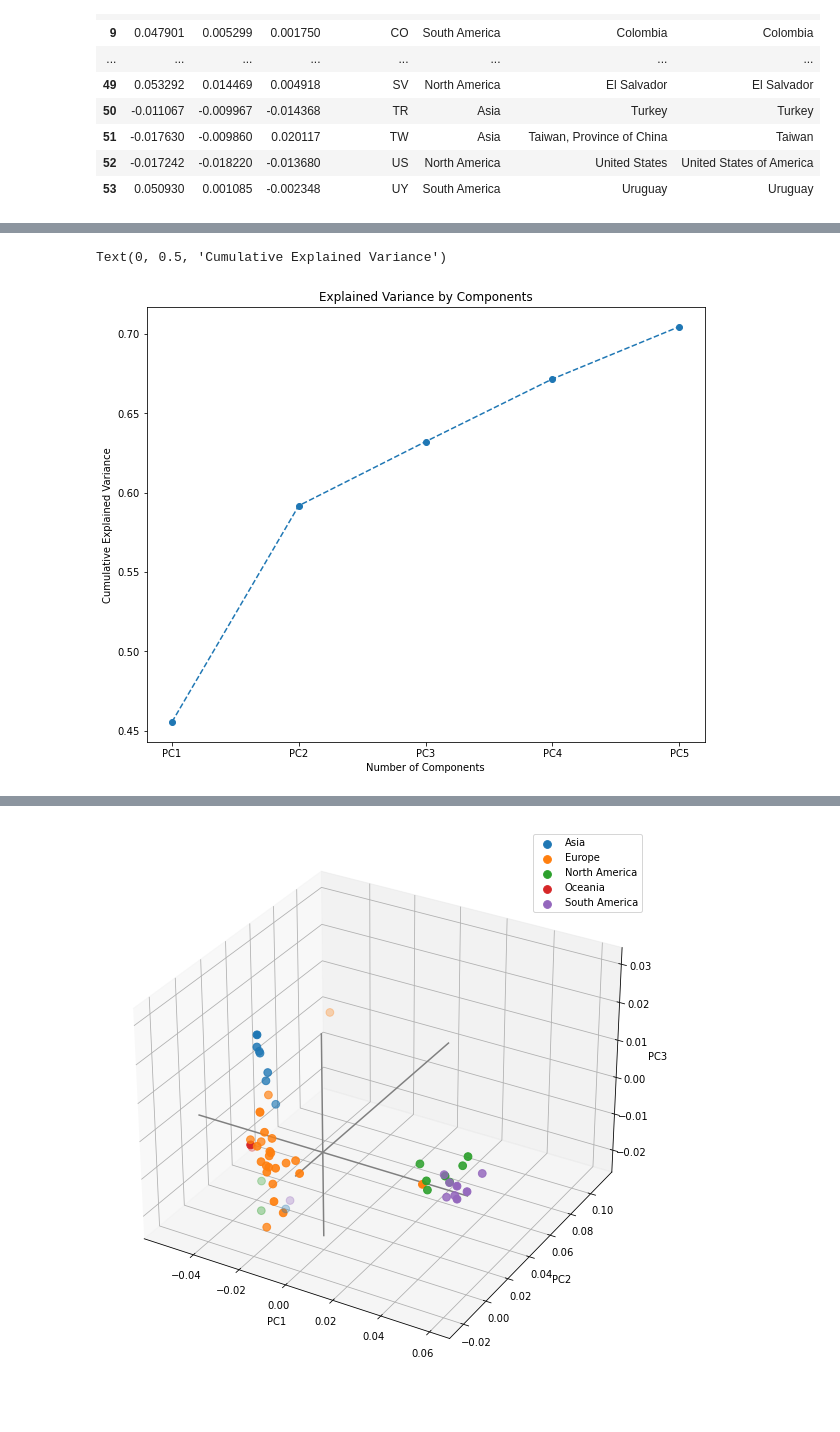
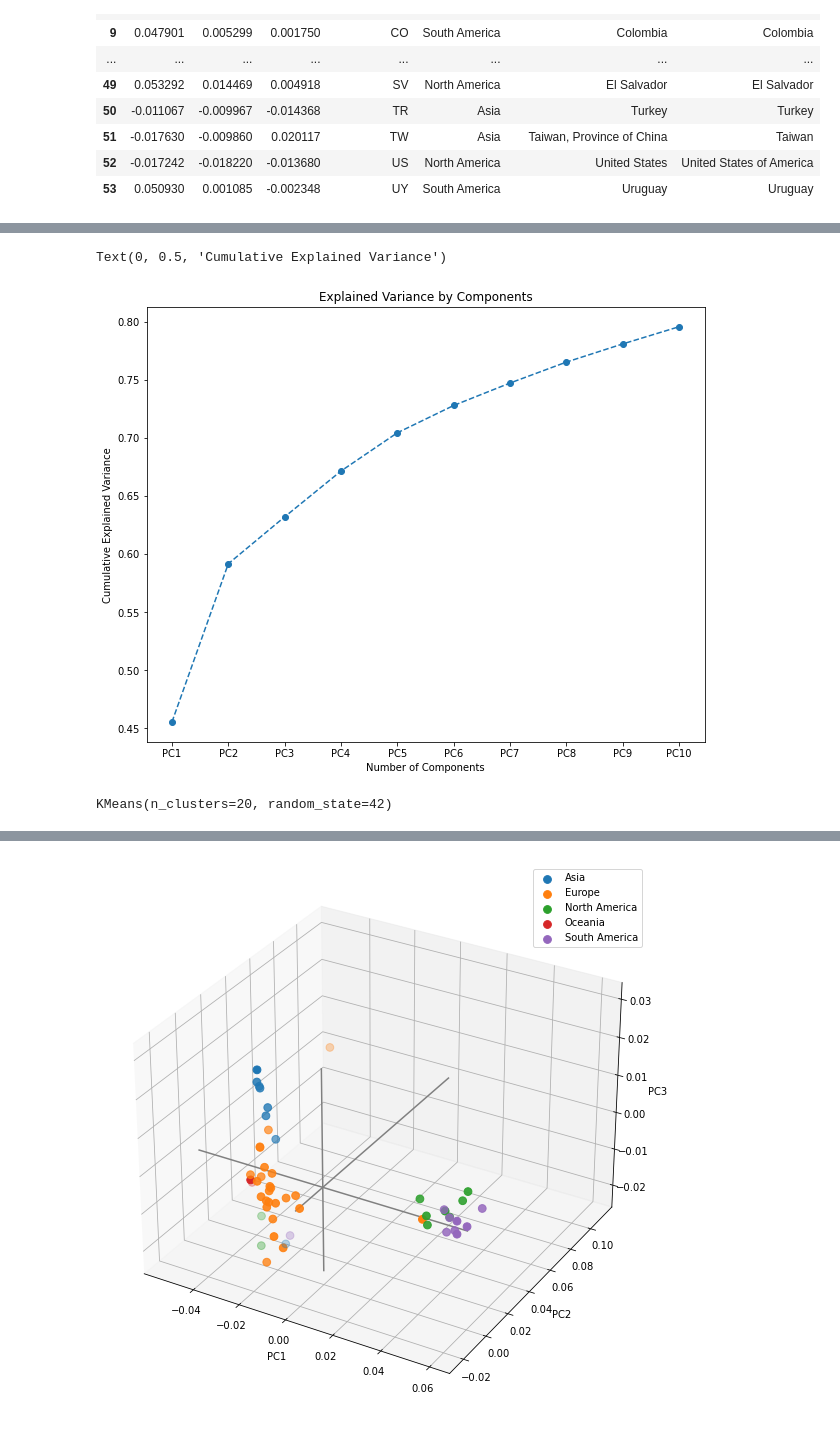
Before and after one commit to Zheng-Lu/Spotify-Worldwide-Trends-Analysis, a Jupyter notebook: Analysis.ipynb, the cells around one changed output, grey strips where cells are left out. Saved outputs shown, nothing was run; the diff lists cells and outputs as text; code cells hidden in the pictures.

Commit message:
K means clustering added

```diff
--- a/Analysis.ipynb
+++ b/Analysis.ipynb
@@ -945,5 +982,5 @@ pca_results
 # %%
-pca = PCA(n_components = 5)
+pca = PCA(n_components = 10)
 pca.fit(cluster)
 pca.explained_variance_ratio_
 # %% [output]
@@ -951,9 +996,9 @@ array([0.45542495, 0.13636172, 0.04038566, 0.03949616, 0.03295459])
 # %%
 plt.figure(figsize = (10,8))
-plt.plot(['PC'+str(i) for i in range(1,6)], pca.explained_variance_ratio_.cumsum(), marker = 'o', linestyle = '--')
+plt.plot(['PC'+str(i) for i in range(1,11)], pca.explained_variance_ratio_.cumsum(), marker = 'o', linestyle = '--')
 plt.title('Explained Variance by Components')
 plt.xlabel('Number of Components')
 plt.ylabel('Cumulative Explained Variance')
 # %% [output]
 Text(0, 0.5, 'Cumulative Explained Variance')
-[figure, old version]
+[figure, new version]
@@ -959,0 +1015,4 @@ Text(0, 0.5, 'Cumulative Explained Variance')
+# %%
+kmeans_pca.fit(scores_pca)
+# %% [output]
+KMeans(n_clusters=20, random_state=42)
```
Also changed, not shown: parts of 19 cells of this notebook.
